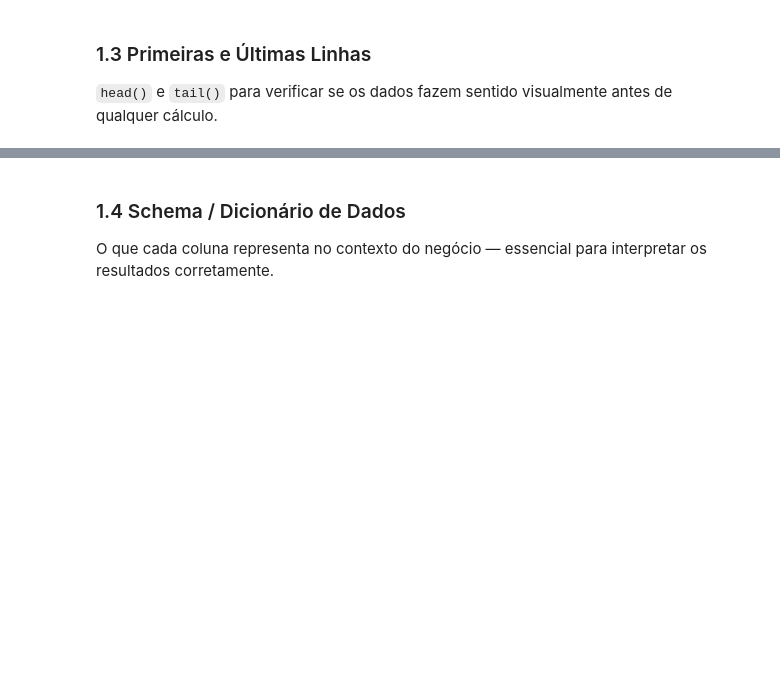
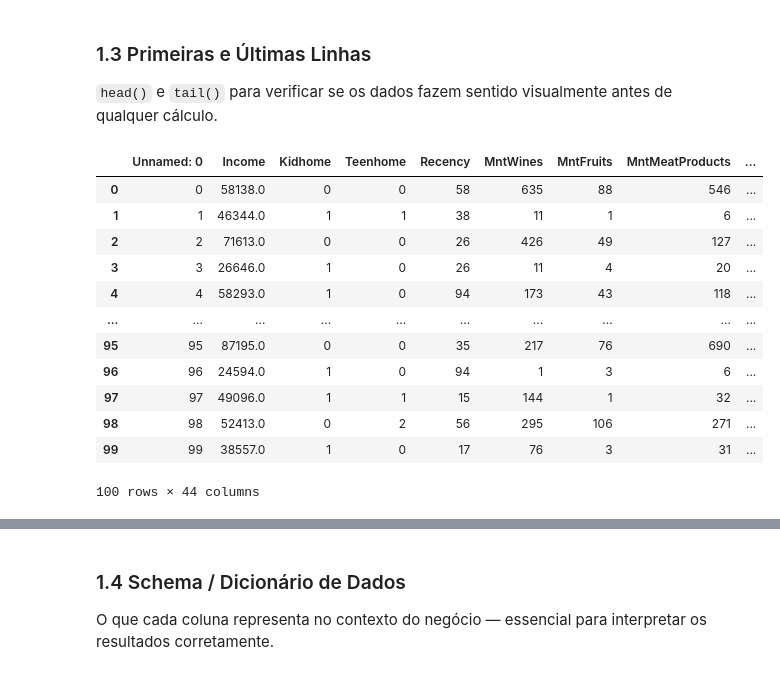
Before and after one commit to jotap53/estatistica_descritiva_python, a Jupyter notebook: notebooks/notebooks_joao_pedro/renata_biaggi/desafio_ifood.ipynb, the cells around one changed output, grey strips where cells are left out. Saved outputs shown, nothing was run; the diff lists cells and outputs as text; code cells hidden in the pictures; blank space fills up the shorter version.

```diff
--- a/notebooks/notebooks_joao_pedro/renata_biaggi/desafio_ifood.ipynb
+++ b/notebooks/notebooks_joao_pedro/renata_biaggi/desafio_ifood.ipynb
@@ -49,3 +126,19 @@ Numéricas, categóricas, datas, booleanas — define quais análises são aplic
 # %% [markdown]
 ### 1.3 Primeiras e Últimas Linhas
 `head()` e `tail()` para verificar se os dados fazem sentido visualmente antes de qualquer cálculo.
+# %%
+df.head(100)
+# %% [output]
+|  | Unnamed: 0 | Income | Kidhome | Teenhome | Recency | MntWines | MntFruits | MntMeatProducts | ... |
+| 0 | 0 | 58138.0 | 0 | 0 | 58 | 635 | 88 | 546 | ... |
+| 1 | 1 | 46344.0 | 1 | 1 | 38 | 11 | 1 | 6 | ... |
+| 2 | 2 | 71613.0 | 0 | 0 | 26 | 426 | 49 | 127 | ... |
+| 3 | 3 | 26646.0 | 1 | 0 | 26 | 11 | 4 | 20 | ... |
+| 4 | 4 | 58293.0 | 1 | 0 | 94 | 173 | 43 | 118 | ... |
+| ... | ... | ... | ... | ... | ... | ... | ... | ... | ... |
+| 95 | 95 | 87195.0 | 0 | 0 | 35 | 217 | 76 | 690 | ... |
+| 96 | 96 | 24594.0 | 1 | 0 | 94 | 1 | 3 | 6 | ... |
+| 97 | 97 | 49096.0 | 1 | 1 | 15 | 144 | 1 | 32 | ... |
+| 98 | 98 | 52413.0 | 0 | 2 | 56 | 295 | 106 | 271 | ... |
+| 99 | 99 | 38557.0 | 1 | 0 | 17 | 76 | 3 | 31 | ... |
+100 rows × 44 columns
```
Also changed, not shown: parts of 21 cells of this notebook.
